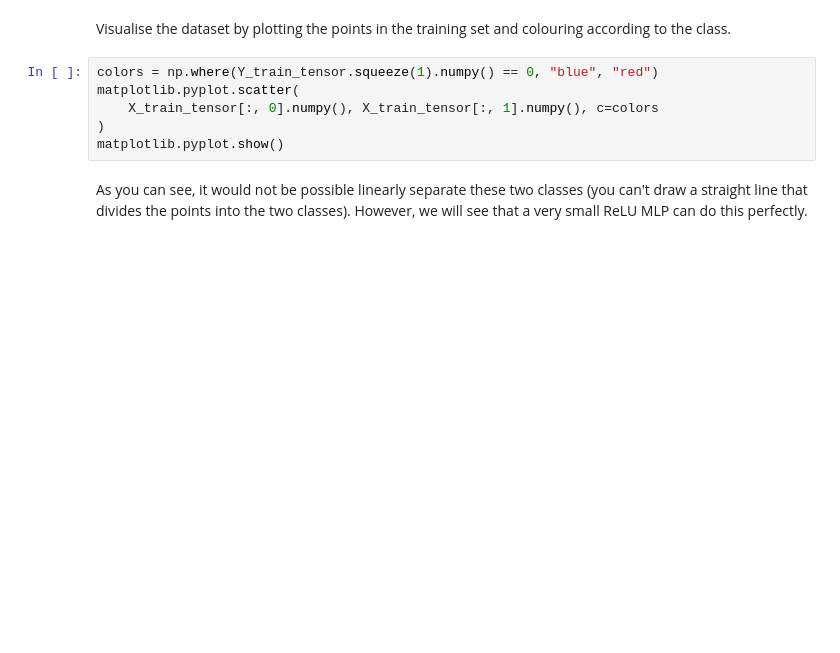
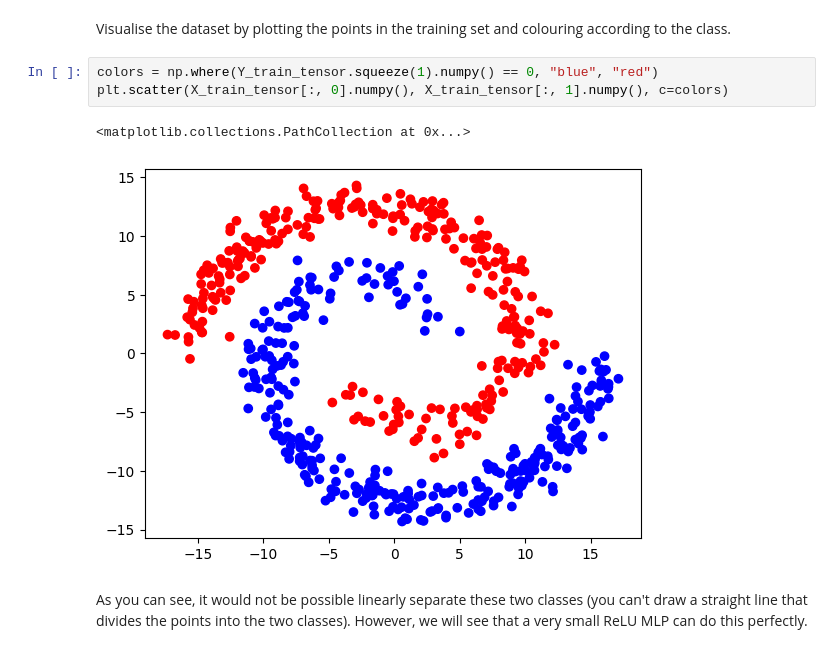
Before and after one commit to dont-text-me/INT3-work, a Jupyter notebook: week-7/PADL_Week7.ipynb, the cells around one changed output. Drawn from its saved outputs; the diff is of its cells as text; blank space fills up the shorter version.

```diff
--- a/week-7/PADL_Week7.ipynb
+++ b/week-7/PADL_Week7.ipynb
@@ -229,10 +375,10 @@ Y_test_tensor = torch.from_numpy(np.float32(res[training_size:, 2])).unsqueeze(1
 Visualise the dataset by plotting the points in the training set and colouring according to the class.
 # %%
 colors = np.where(Y_train_tensor.squeeze(1).numpy() == 0, "blue", "red")
-matplotlib.pyplot.scatter(
-    X_train_tensor[:, 0].numpy(), X_train_tensor[:, 1].numpy(), c=colors
-)
-matplotlib.pyplot.show()
+plt.scatter(X_train_tensor[:, 0].numpy(), X_train_tensor[:, 1].numpy(), c=colors)
+# %% [output]
+<matplotlib.collections.PathCollection at 0x...>
+[figure, added]
 # %% [markdown]
 As you can see, it would not be possible linearly separate these two classes (you can't draw a straight line that divides the points into the two classes). However, we will see that a very small ReLU MLP can do this perfectly.
 # %% [markdown]
```
Also changed, not shown: parts of 16 cells of this notebook.
